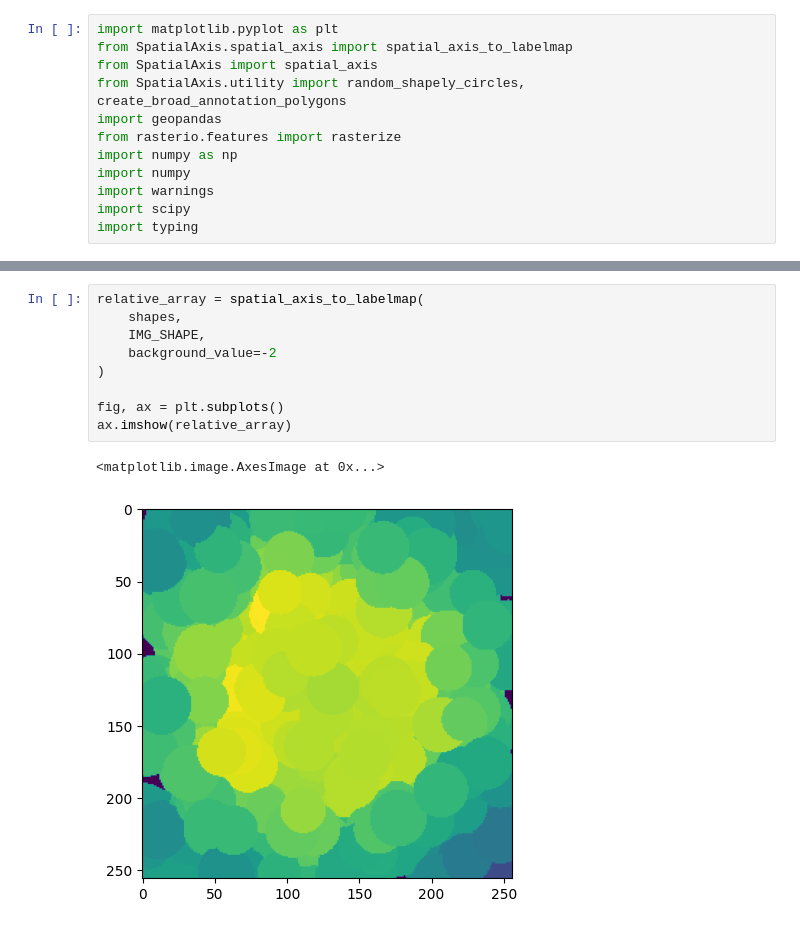
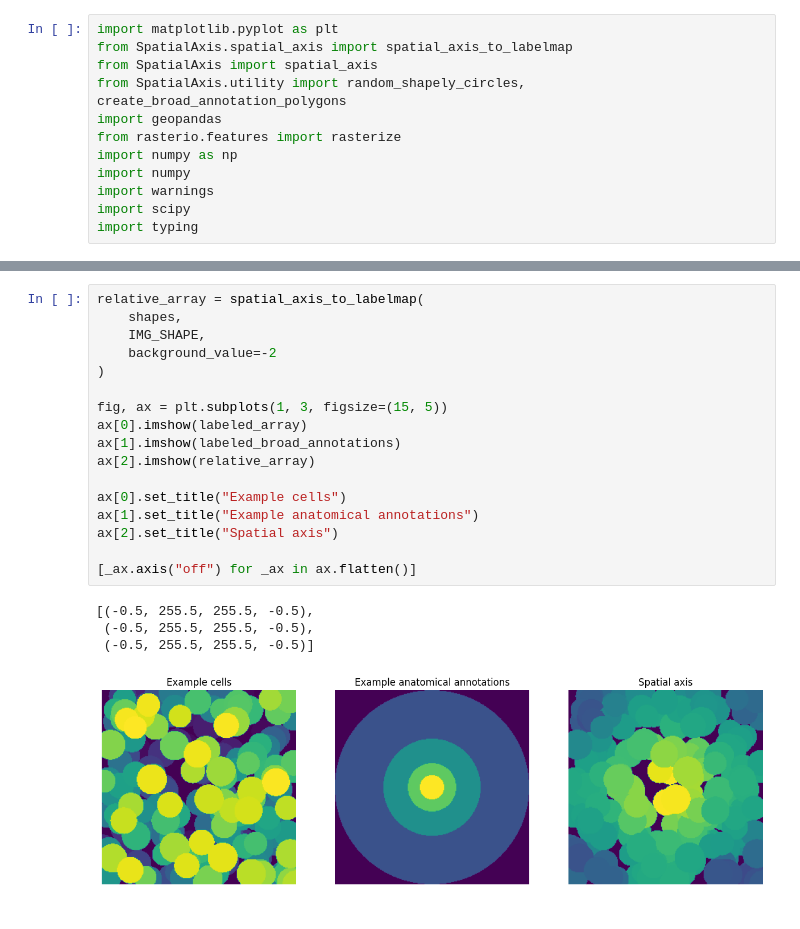
Before and after one commit to callum-jpg/spatial_axis, a Jupyter notebook: notebooks/example_spatial_axis.ipynb, the cells around one changed output, grey strips where cells are left out. Drawn from its saved outputs; the diff is of its cells as text.

```diff
--- a/notebooks/example_spatial_axis.ipynb
+++ b/notebooks/example_spatial_axis.ipynb
@@ -104,12 +98,22 @@ shapes
-# %%
-relative_array = spatial_axis_to_labelmap(
-    shapes,
-    IMG_SHAPE,
-    background_value=-2
-)
-
-fig, ax = plt.subplots()
-ax.imshow(relative_array)
-# %% [output]
-<matplotlib.image.AxesImage at 0x...>
-[figure, removed]
+# %%
+relative_array = spatial_axis_to_labelmap(
+    shapes,
+    IMG_SHAPE,
+    background_value=-2
+)
+
+fig, ax = plt.subplots(1, 3, figsize=(15, 5))
+ax[0].imshow(labeled_array)
+ax[1].imshow(labeled_broad_annotations)
+ax[2].imshow(relative_array)
+
+ax[0].set_title("Example cells")
+ax[1].set_title("Example anatomical annotations")
+ax[2].set_title("Spatial axis")
+
+[_ax.axis("off") for _ax in ax.flatten()]
+# %% [output]
+[(-0.5, 255.5, 255.5, -0.5),
+ (-0.5, 255.5, 255.5, -0.5),
+ (-0.5, 255.5, 255.5, -0.5)]
+[figure, added]
```
Also changed, not shown: parts of 5 cells of this notebook, 1 other file.
